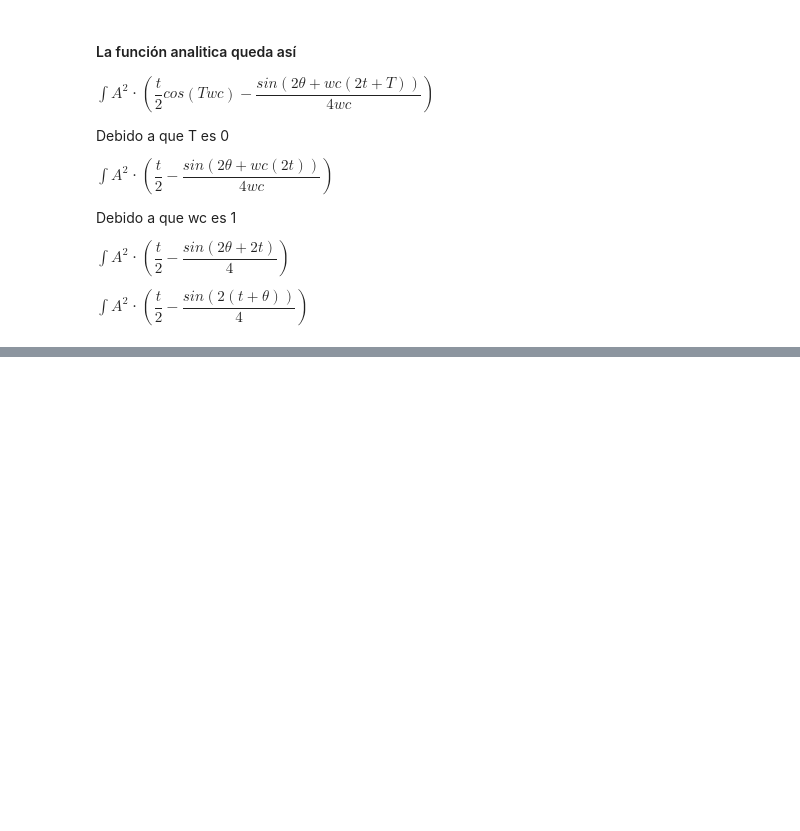
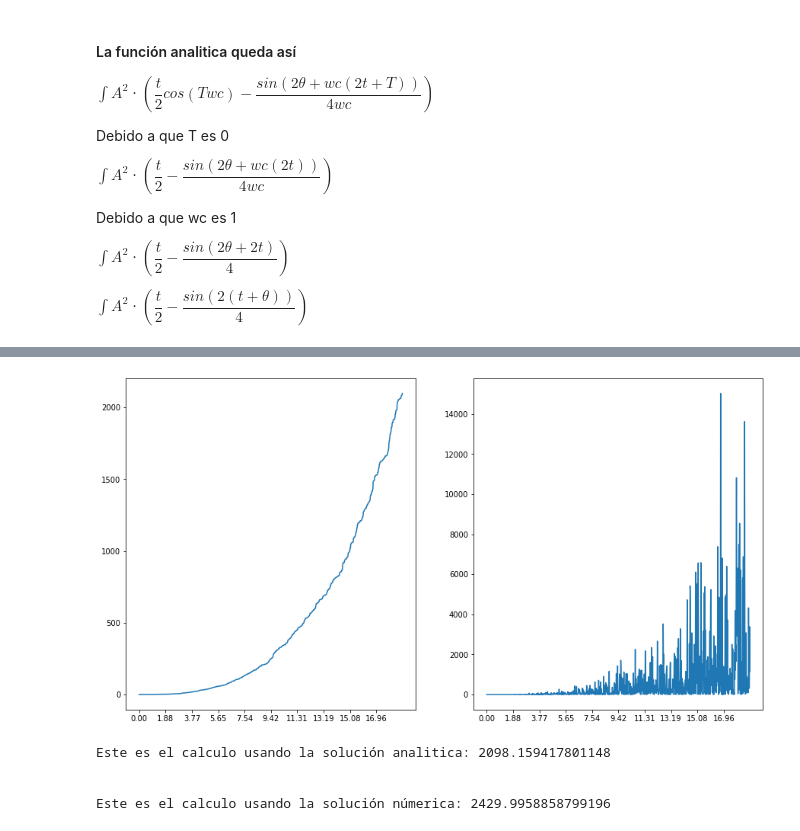
Before and after one commit to SebastianCerquera/datascience, a Jupyter notebook: stats/correlation.ipynb, the cells around one changed output, grey strips where cells are left out. Drawn from its saved outputs; the diff is of its cells as text; code cells hidden in the pictures; blank space fills up the shorter version.

```diff
--- a/stats/correlation.ipynb
+++ b/stats/correlation.ipynb
@@ -204,0 +253,51 @@ Este es el calculo discreto de la función con el ruido aleatorio 494.2282594030
+# %%
+#### Autocorrelación: Gráfica
+
+#### Las funciones solo se parecen cuando tau es 0
+T = 0
+
+## Esta calculando la integral discreta de la función de correlación
+discrete_corr = np.cumsum(np.array([ X(t)[i] * X(t)[i+T] for i in range(t.shape[0] - T) ]) * np.mean(t[1:] - t[:-1]))
+
+## No he podido añadirle el ruido a la versión continua
+continuous_corr = np.array([ A[i]*A[i + T] * wc**2 * (t[i]**3/3 + (t[i]**2 * T)/2)  for i in range(t.shape[0] - T) ])
+
+# discrete_corr = np.array([ X(t)[i] * X(t+T)[i] for i in range(t.shape[0]) ])
+# continuous_corr =  np.array([ A[i]**2 * ( (t[i]**3)/3 + (t[i]**2 * T)/2 ) for i in range(t.shape[0]) ])
+
+fig = plt.figure(figsize=(15,8))
+
+ax = fig.add_subplot(1, 2, 1)
+ax.plot(t[T:], discrete_corr)
+ax.set_xticks(t_ticks)
+
+ax = fig.add_subplot(1, 2, 2)
+ax.plot(t[T:], continuous_corr)
+ax.set_xticks(t_ticks)
+
+
+plt.show()
+# %% [output]
+[figure, added]
+# %%
+#### Autocorrelación suma de la función
+
+MSG = """
+Este es el calculo usando la solución analitica: {}
+"""
+nominator = continuous_corr[-1] - continuous_corr[0]
+
+print(MSG.format(corr))
+
+
+MSG = """
+Este es el calculo usando la solución númerica: {}
+"""
+
+nominator = discrete_corr[-1] - discrete_corr[0]
+print(MSG.format(nominator))
+# %% [output]
+Este es el calculo usando la solución analitica: 2098.159417801148
+
+
+Este es el calculo usando la solución númerica: 2429.9958858799196
```
Also changed, not shown: parts of 8 cells of this notebook, 1 other file.
